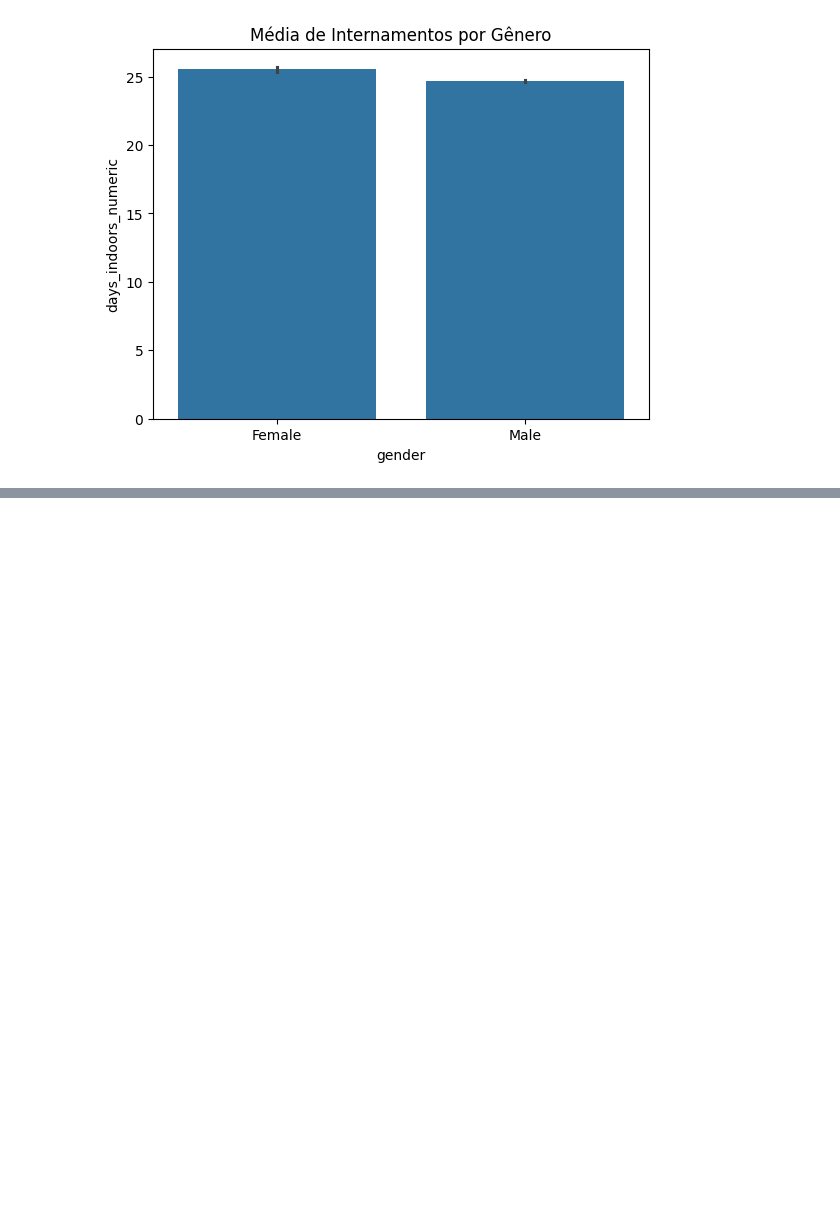
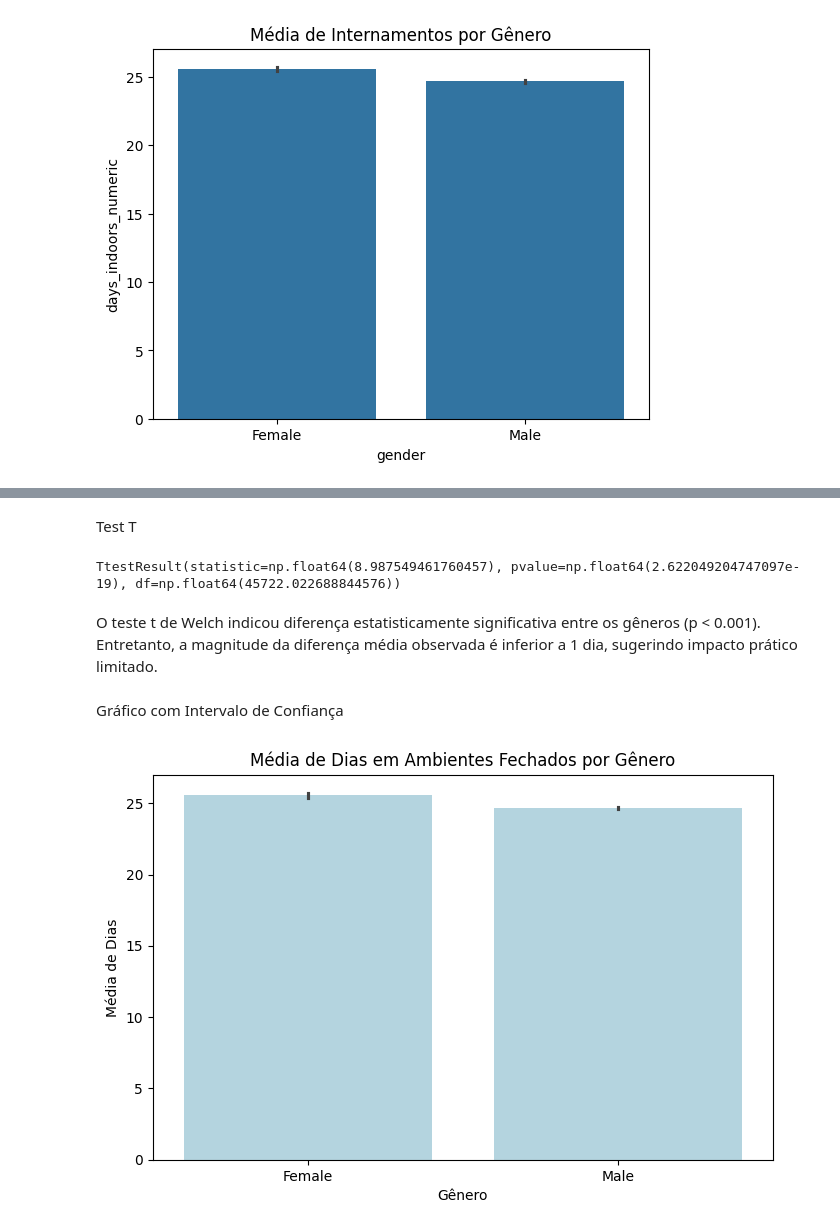
Before and after one commit to alinelima1909/Atividade-notas-dos-alunos_desafio1_python-colab, a Jupyter notebook: 02_analise_exploratoria_ipynb.ipynb, the cells around one changed output, grey strips where cells are left out. Saved outputs shown, nothing was run; the diff lists cells and outputs as text; code cells hidden in the pictures; blank space fills up the shorter version.

```diff
--- a/02_analise_exploratoria_ipynb.ipynb
+++ b/02_analise_exploratoria_ipynb.ipynb
@@ -209,0 +232,2 @@ plt.show()
+# %%
+df['gender_cod'] = df['gender'].astype('category').cat.codes
@@ -209,0 +253,2 @@ plt.show()
+# %% [markdown]
+Test T
@@ -209,0 +260,28 @@ plt.show()
+# %%
+stats.ttest_ind(female, male, equal_var=False)
+# %% [output]
+TtestResult(statistic=np.float64(8.987549461760457), pvalue=np.float64(2.622049204747097e-19), df=np.float64(45722.022688844576))
+# %% [markdown]
+O teste t de Welch indicou diferença estatisticamente significativa entre os gêneros (p < 0.001). Entretanto, a magnitude da diferença média observada é inferior a 1 dia, sugerindo impacto prático limitado.
+# %% [markdown]
+ Gráfico com Intervalo de Confiança
+# %%
+import matplotlib.pyplot as plt
+import seaborn as sns
+
+plt.figure(figsize=(8,5))
+
+sns.barplot(
+    x='gender',
+    y='days_indoors_numeric',
+    data=df,
+    errorbar=('ci', 95),   # intervalo de confiança de 95%
+    color = '#ADD8E6' # Azul Claro Profissional
+)
+
+plt.title("Média de Dias em Ambientes Fechados por Gênero")
+plt.xlabel("Gênero")
+plt.ylabel("Média de Dias")
+plt.show()
+# %% [output]
+[figure, added]
```
Also changed, not shown: parts of 16 cells of this notebook.
